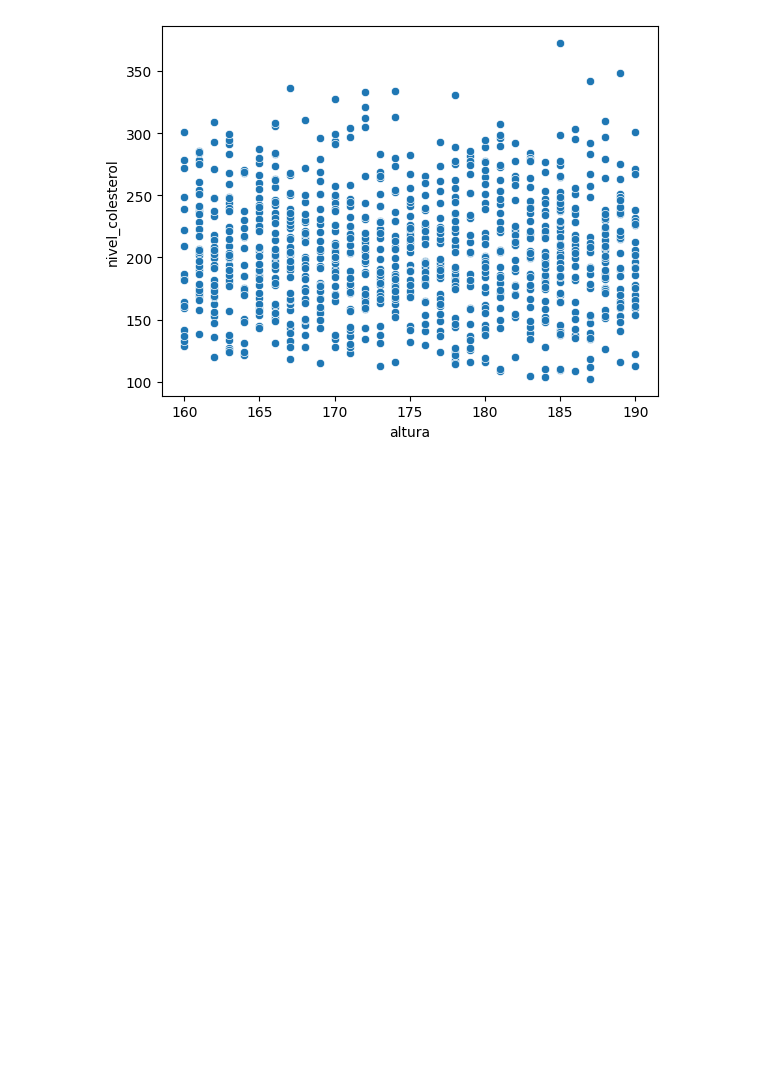
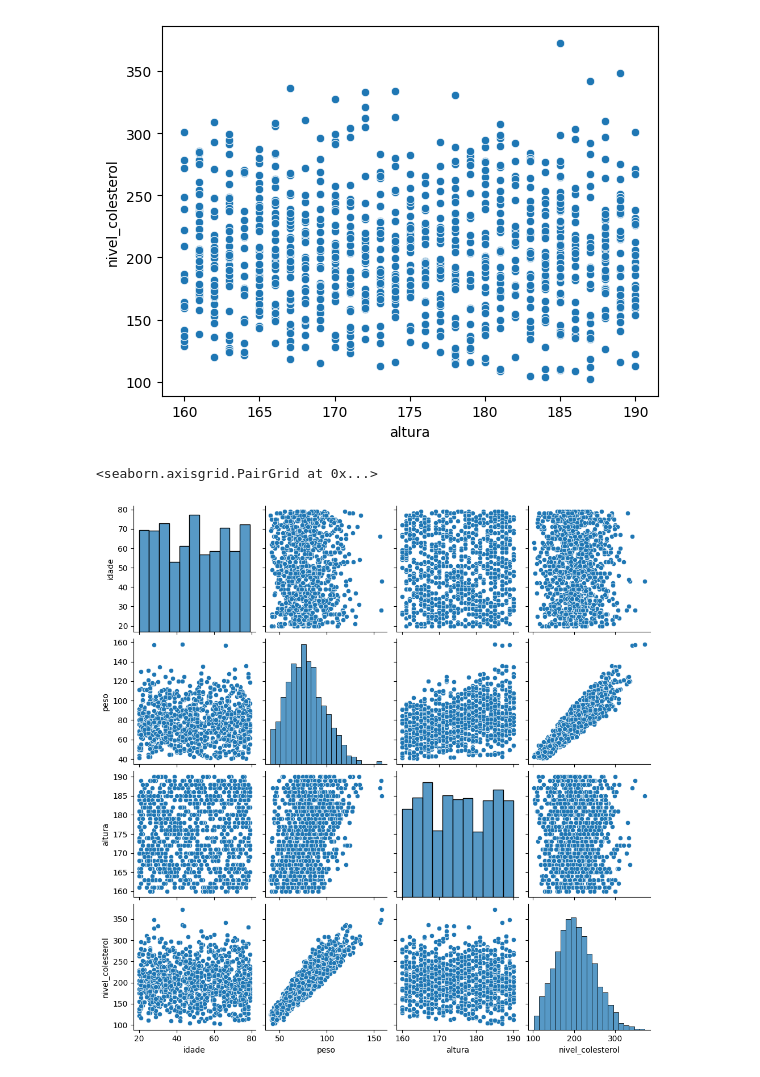
Before and after one commit to soaresmilton/rocketseat_regressao_linear_multipla, a Jupyter notebook: modelo_colesterol.ipynb, the cells around one changed output. Cells and saved outputs as stored; diff of their text form; code cells hidden in the pictures; blank space fills up the shorter version.

Commit message:
Histogramas

```diff
--- a/modelo_colesterol.ipynb
+++ b/modelo_colesterol.ipynb
@@ -204,3 +204,8 @@ sns.scatterplot(data=df_colesteral_eda, x='altura', y='nivel_colesterol')
 # %% [output]
 <Axes: xlabel='altura', ylabel='nivel_colesterol'>
 [figure]
+# %%
+sns.pairplot(df_colesteral_eda)
+# %% [output]
+<seaborn.axisgrid.PairGrid at 0x...>
+[figure, added]
```
